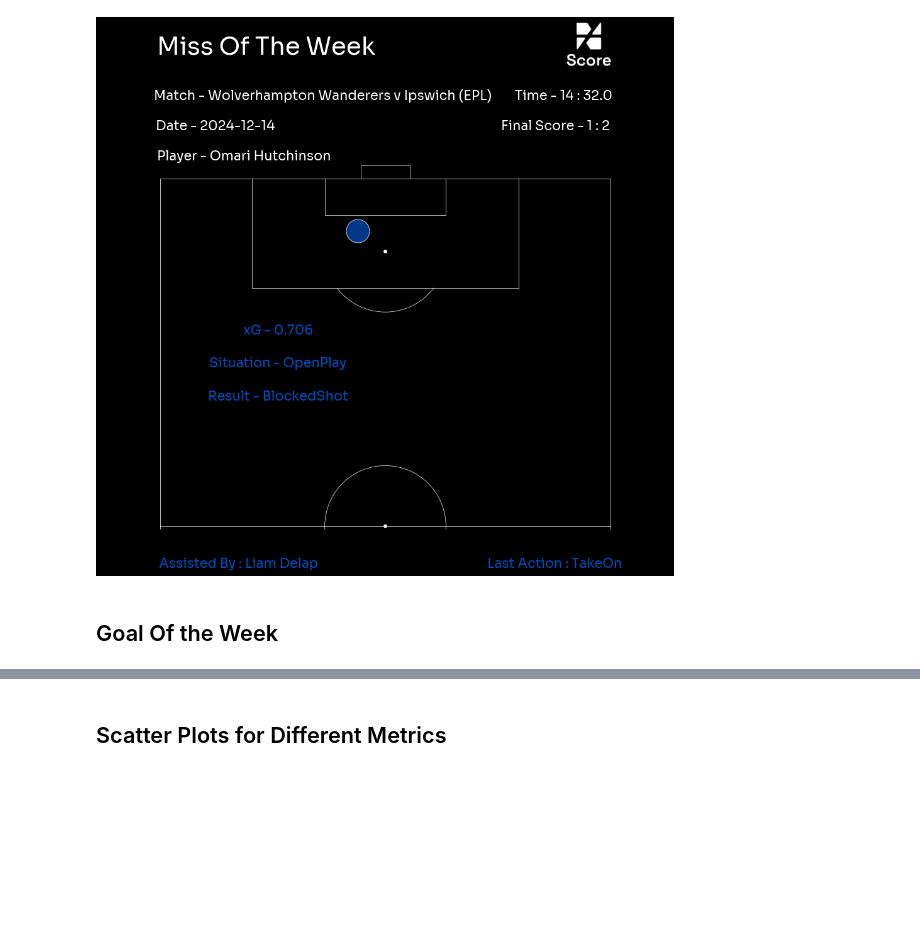
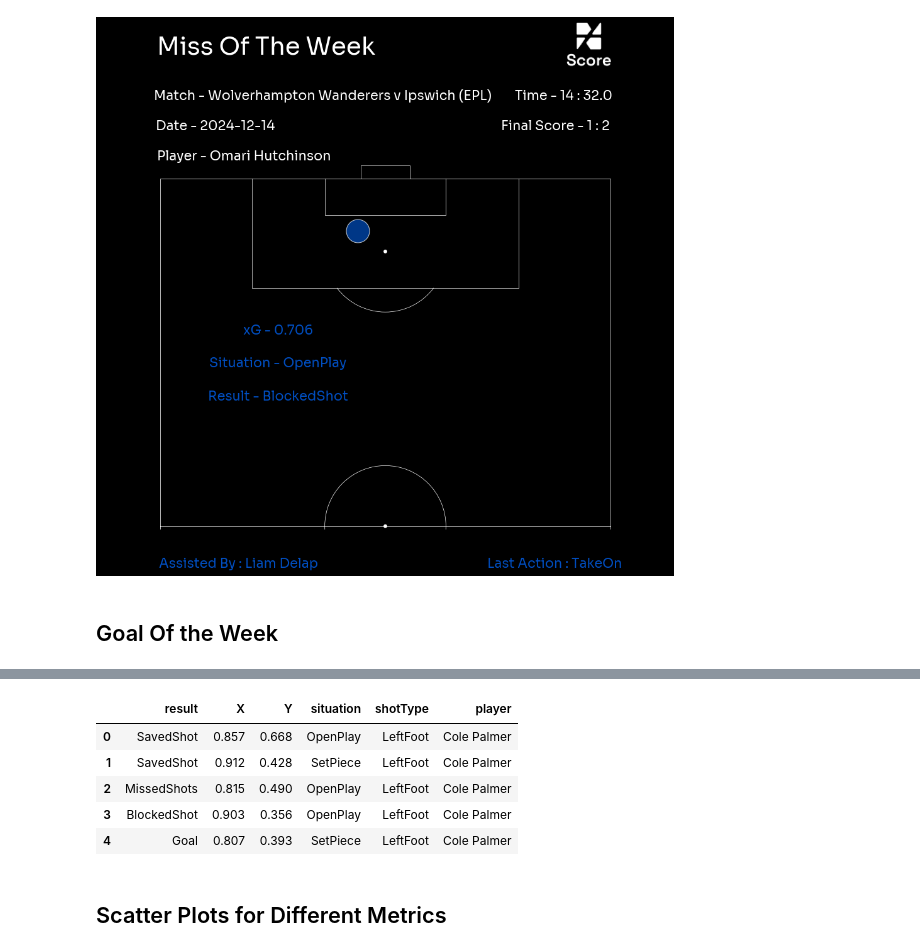
Before and after one commit to ishdeep-10/IndianCitizen, a Jupyter notebook: ScorePredict/notebooks/WeeklyPlots.ipynb, the cells around one changed output, grey strips where cells are left out. Saved outputs shown, nothing was run; the diff lists cells and outputs as text; code cells hidden in the pictures; blank space fills up the shorter version.

```diff
--- a/ScorePredict/notebooks/WeeklyPlots.ipynb
+++ b/ScorePredict/notebooks/WeeklyPlots.ipynb
@@ -584,2 +612,30 @@ plot_miss_high_xg(df_miss_high_xg1)
+# %%
+query_shots = """ select "result","X","Y",situation,"shotType",player from understat_shots_tb ust
+where season = '2024' and
+player in (select player from
+
+(select player , count(*) as num_shots,
+count(case when "result" = 'Goal' or "result" = 'SavedShot' or "result" = 'ShotOnPost' then 1 else null end) as num_shots_on_target,
+count(case when "result" = 'Goal' then 1 else null end) as num_goals,
+count(case when "result" = 'Goal' and situation != 'Penalty' then 1 else null end) as num_goals_non_penalty,
+sum(round("xG" :: numeric ,2)) as total_xG,
+sum(case when situation != 'Penalty' then round("xG" :: numeric ,2) else null end) as total_npxG
+from understat_shots_tb ust
+where season = '2024'
+group by player
+order by num_shots desc
+limit 8) players);"""
+
+with engine.connect() as conn:
+    df_shots = pd.read_sql(query_shots, conn)
+# %%
+df_shots.head()
+# %% [output]
+|  | result | X | Y | situation | shotType | player |
+| 0 | SavedShot | 0.857 | 0.668 | OpenPlay | LeftFoot | Cole Palmer |
+| 1 | SavedShot | 0.912 | 0.428 | SetPiece | LeftFoot | Cole Palmer |
+| 2 | MissedShots | 0.815 | 0.490 | OpenPlay | LeftFoot | Cole Palmer |
+| 3 | BlockedShot | 0.903 | 0.356 | OpenPlay | LeftFoot | Cole Palmer |
+| 4 | Goal | 0.807 | 0.393 | SetPiece | LeftFoot | Cole Palmer |
 # %% [markdown]
 ## Scatter Plots for Different Metrics
```
Also changed, not shown: parts of 4 cells of this notebook.
